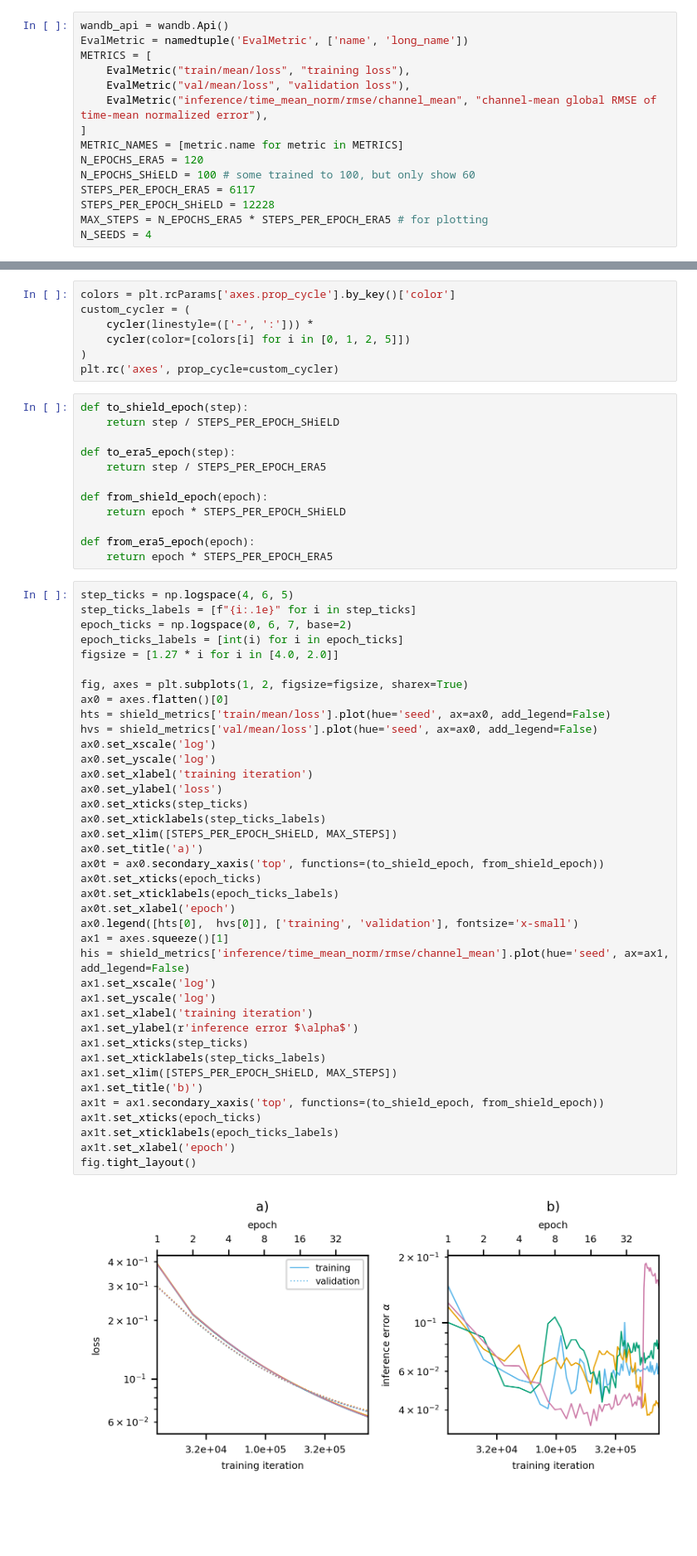
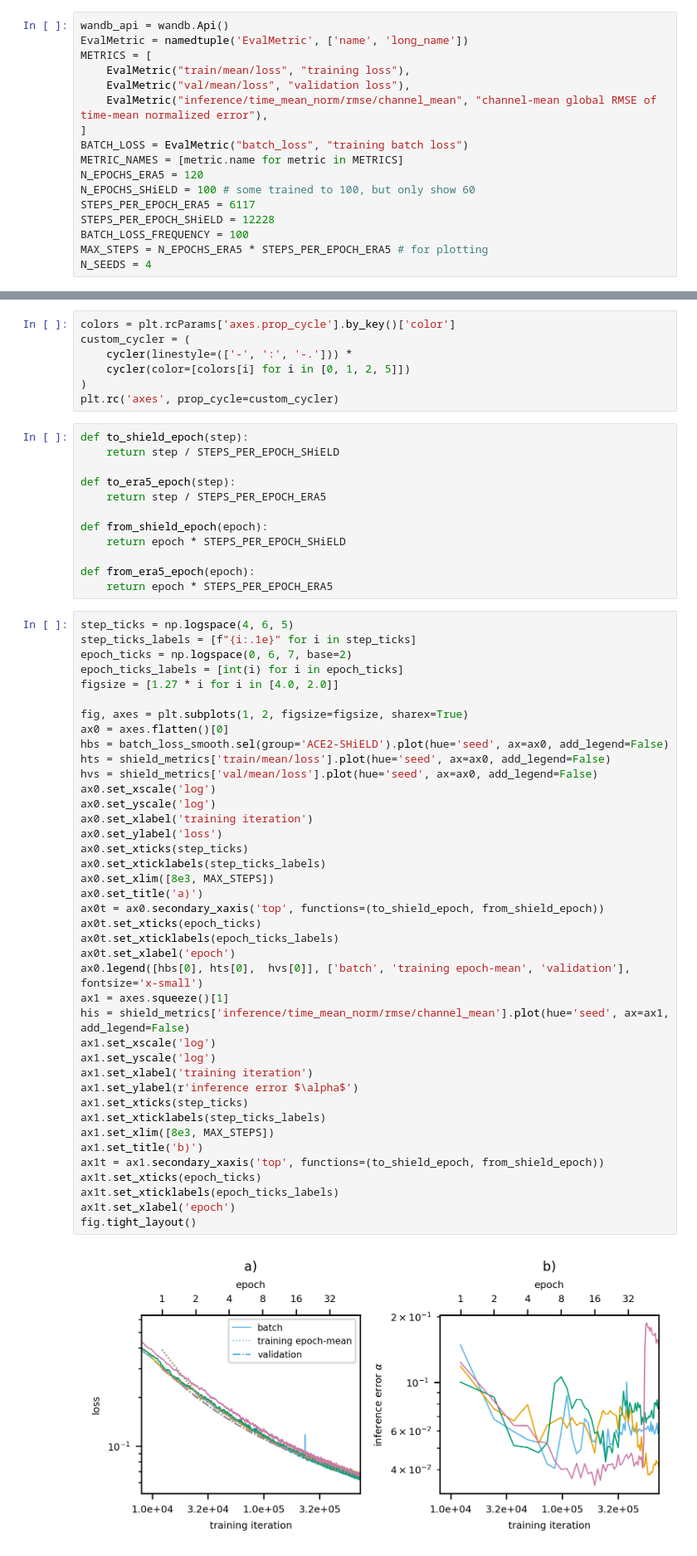
Before and after one commit to ai2cm/ace2-paper, a Jupyter notebook: notebooks/supplementary_val_inference_seed_epoch_variability.ipynb, the cells around one changed output, grey strips where cells are left out. Shown at 83% size. Cells and saved outputs as stored; diff of their text form; blank space fills up the shorter version.

Commit message:
show batch loss instead of epoch mean loss

```diff
--- a/notebooks/supplementary_val_inference_seed_epoch_variability.ipynb
+++ b/notebooks/supplementary_val_inference_seed_epoch_variability.ipynb
@@ -22,11 +22,13 @@ METRICS = [
     EvalMetric("val/mean/loss", "validation loss"),
     EvalMetric("inference/time_mean_norm/rmse/channel_mean", "channel-mean global RMSE of time-mean normalized error"),
 ]
+BATCH_LOSS = EvalMetric("batch_loss", "training batch loss")
 METRIC_NAMES = [metric.name for metric in METRICS]
 N_EPOCHS_ERA5 = 120
 N_EPOCHS_SHiELD = 100 # some trained to 100, but only show 60
 STEPS_PER_EPOCH_ERA5 = 6117
 STEPS_PER_EPOCH_SHiELD = 12228
+BATCH_LOSS_FREQUENCY = 100
 MAX_STEPS = N_EPOCHS_ERA5 * STEPS_PER_EPOCH_ERA5 # for plotting
 N_SEEDS = 4
 # %%
@@ -107,7 +177,7 @@ plt.rc('lines', linewidth=0.75)
 # %%
 colors = plt.rcParams['axes.prop_cycle'].by_key()['color']
 custom_cycler = (
-    cycler(linestyle=(['-', ':'])) *
+    cycler(linestyle=(['-', ':', '-.'])) *
     cycler(color=[colors[i] for i in [0, 1, 2, 5]])
 )
 plt.rc('axes', prop_cycle=custom_cycler)
@@ -132,38 +202,39 @@ figsize = [1.27 * i for i in [4.0, 2.0]]
 
 fig, axes = plt.subplots(1, 2, figsize=figsize, sharex=True)
 ax0 = axes.flatten()[0]
+hbs = batch_loss_smooth.sel(group='ACE2-SHiELD').plot(hue='seed', ax=ax0, add_legend=False)
 hts = shield_metrics['train/mean/loss'].plot(hue='seed', ax=ax0, add_legend=False)
 hvs = shield_metrics['val/mean/loss'].plot(hue='seed', ax=ax0, add_legend=False)
 ax0.set_xscale('log')
 ax0.set_yscale('log')
 ax0.set_xlabel('training iteration')
 ax0.set_ylabel('loss')
 ax0.set_xticks(step_ticks)
 ax0.set_xticklabels(step_ticks_labels)
-ax0.set_xlim([STEPS_PER_EPOCH_SHiELD, MAX_STEPS])
+ax0.set_xlim([8e3, MAX_STEPS])
 ax0.set_title('a)')
 ax0t = ax0.secondary_xaxis('top', functions=(to_shield_epoch, from_shield_epoch))
 ax0t.set_xticks(epoch_ticks)
 ax0t.set_xticklabels(epoch_ticks_labels)
 ax0t.set_xlabel('epoch')
-ax0.legend([hts[0],  hvs[0]], ['training', 'validation'], fontsize='x-small')
+ax0.legend([hbs[0], hts[0],  hvs[0]], ['batch', 'training epoch-mean', 'validation'], fontsize='x-small')
 ax1 = axes.squeeze()[1]
 his = shield_metrics['inference/time_mean_norm/rmse/channel_mean'].plot(hue='seed', ax=ax1, add_legend=False)
 ax1.set_xscale('log')
 ax1.set_yscale('log')
 ax1.set_xlabel('training iteration')
 ax1.set_ylabel(r'inference error $\alpha$')
 ax1.set_xticks(step_ticks)
 ax1.set_xticklabels(step_ticks_labels)
-ax1.set_xlim([STEPS_PER_EPOCH_SHiELD, MAX_STEPS])
+ax1.set_xlim([8e3, MAX_STEPS])
 ax1.set_title('b)')
 ax1t = ax1.secondary_xaxis('top', functions=(to_shield_epoch, from_shield_epoch))
 ax1t.set_xticks(epoch_ticks)
 ax1t.set_xticklabels(epoch_ticks_labels)
 ax1t.set_xlabel('epoch')
 fig.tight_layout()
 # %% [output]
-[figure, old version]
+[figure, new version]
 # %%
 era5_colors = plt.get_cmap('Greens')(np.linspace(0.5, 1, N_SEEDS))
 shield_colors = plt.get_cmap('Oranges')(np.linspace(0.5, 1, N_SEEDS))
```
Also changed, not shown: parts of 2 cells of this notebook, 1 other file.
